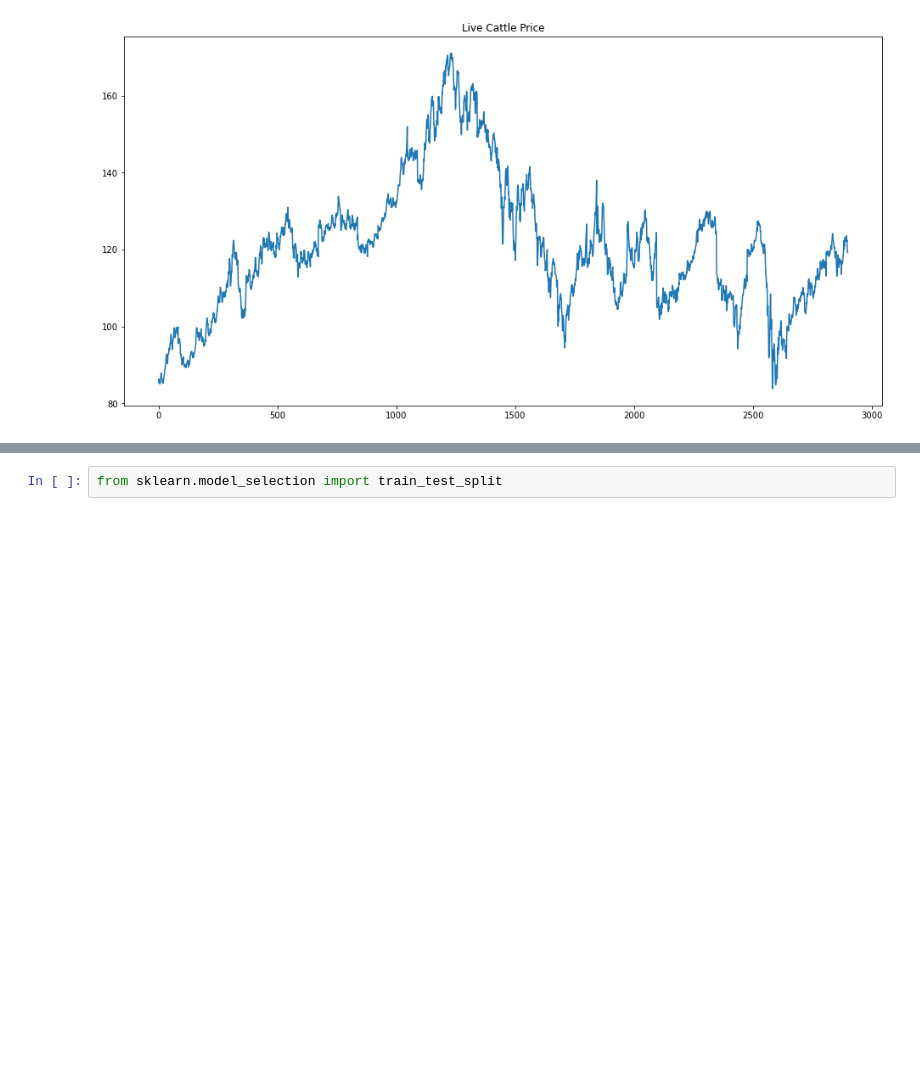
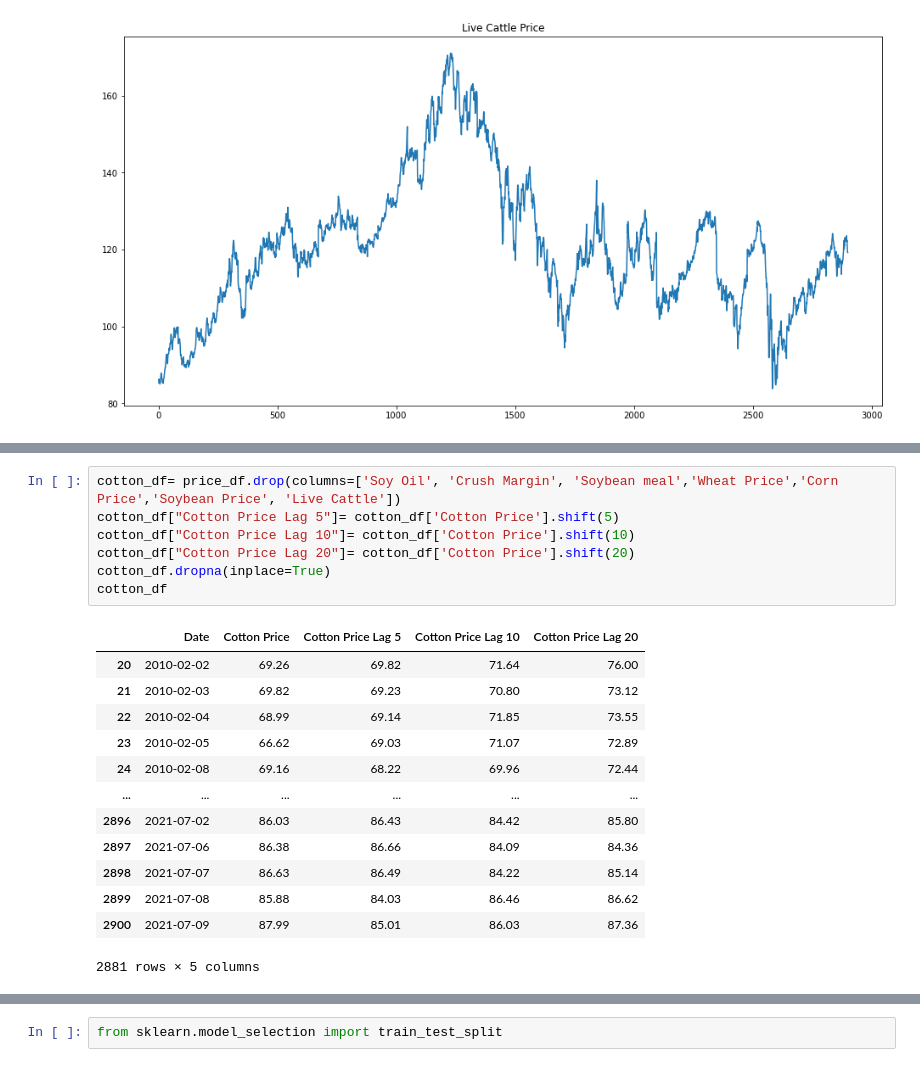
Before and after one commit to FabulousErin/Project_2, a Jupyter notebook: Prediction_Price_ML-Time Lag.ipynb, the cells around one changed output, grey strips where cells are left out. Cells and saved outputs as stored; diff of their text form; blank space fills up the shorter version.

```diff
--- a/Prediction_Price_ML-Time Lag.ipynb
+++ b/Prediction_Price_ML-Time Lag.ipynb
@@ -143,0 +170,21 @@ corn_df
+# %%
+cotton_df= price_df.drop(columns=['Soy Oil', 'Crush Margin', 'Soybean meal','Wheat Price','Corn Price','Soybean Price', 'Live Cattle'])
+cotton_df["Cotton Price Lag 5"]= cotton_df['Cotton Price'].shift(5)
+cotton_df["Cotton Price Lag 10"]= cotton_df['Cotton Price'].shift(10)
+cotton_df["Cotton Price Lag 20"]= cotton_df['Cotton Price'].shift(20)
+cotton_df.dropna(inplace=True)
+cotton_df
+# %% [output]
+|  | Date | Cotton Price | Cotton Price Lag 5 | Cotton Price Lag 10 | Cotton Price Lag 20 |
+| 20 | 2010-02-02 | 69.26 | 69.82 | 71.64 | 76.00 |
+| 21 | 2010-02-03 | 69.82 | 69.23 | 70.80 | 73.12 |
+| 22 | 2010-02-04 | 68.99 | 69.14 | 71.85 | 73.55 |
+| 23 | 2010-02-05 | 66.62 | 69.03 | 71.07 | 72.89 |
+| 24 | 2010-02-08 | 69.16 | 68.22 | 69.96 | 72.44 |
+| ... | ... | ... | ... | ... | ... |
+| 2896 | 2021-07-02 | 86.03 | 86.43 | 84.42 | 85.80 |
+| 2897 | 2021-07-06 | 86.38 | 86.66 | 84.09 | 84.36 |
+| 2898 | 2021-07-07 | 86.63 | 86.49 | 84.22 | 85.14 |
+| 2899 | 2021-07-08 | 85.88 | 84.03 | 86.46 | 86.62 |
+| 2900 | 2021-07-09 | 87.99 | 85.01 | 86.03 | 87.36 |
+2881 rows × 5 columns
```
Also changed, not shown: parts of 6 cells of this notebook.
